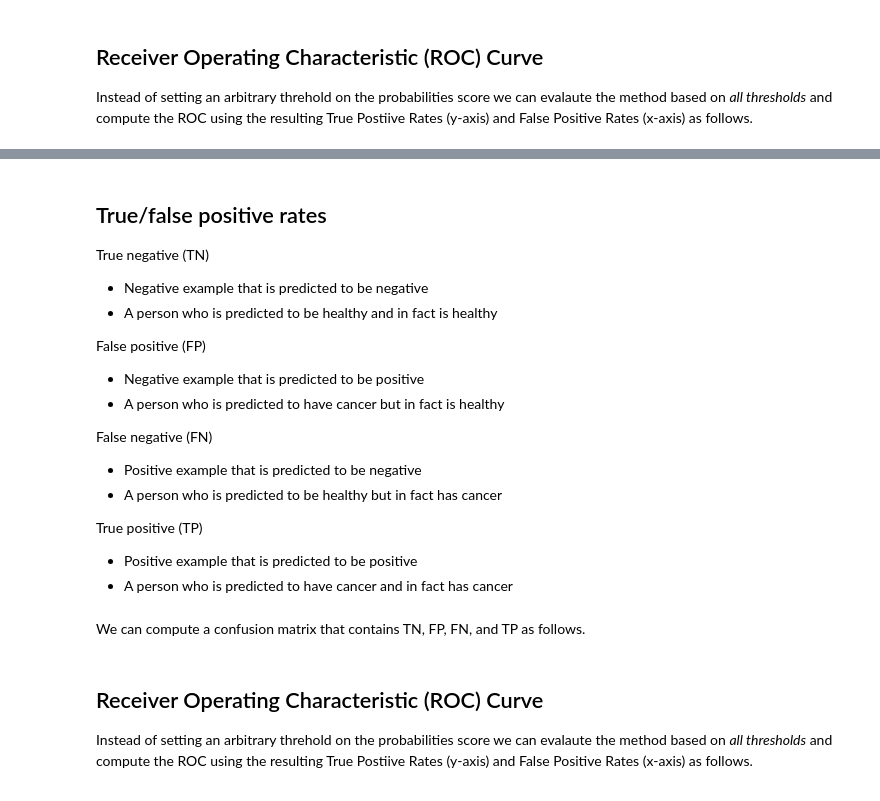
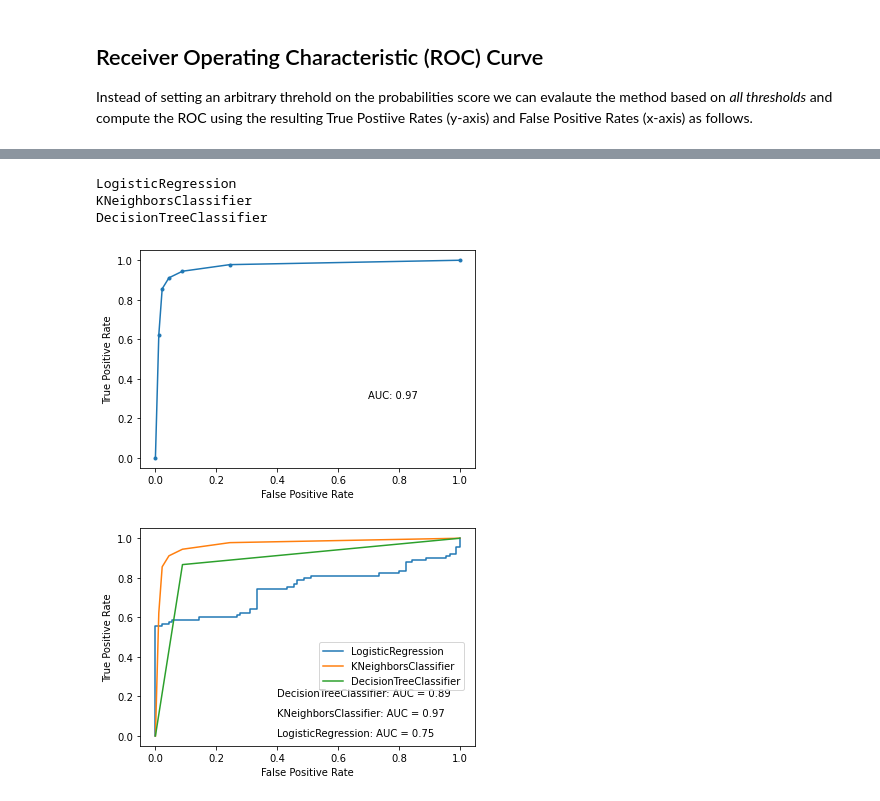
Before and after one commit to yueliyl/gec_intro2ml, a Jupyter notebook: ModelEvaluation.ipynb, the cells around one changed output, grey strips where cells are left out. Cells and saved outputs as stored; diff of their text form; code cells hidden in the pictures.

Commit message:
add kfold cv images

```diff
--- a/ModelEvaluation.ipynb
+++ b/ModelEvaluation.ipynb
@@ -474,7 +503,9 @@ def cross_validate(model, X_input, Y_output):
         pred_scores[test_index] = model.predict_proba(X_input[test_index])[:,1]
     return (true_labels, pred_scores)
 
-true_labels,pred_scores = cross_validate(lr_model, X, y)
+knn = KNeighborsClassifier()
+
+true_labels,pred_scores = cross_validate(knn, X, y)
 
 fpr, tpr, _ = roc_curve(true_labels, pred_scores)
 auc = roc_auc_score(true_labels, pred_scores)
@@ -497,52 +528,38 @@ models = [LogisticRegression(solver="liblinear"),
           KNeighborsClassifier(),
           DecisionTreeClassifier()]
 
 perf = {}
 
 for model in models:
     model_name = type(model).__name__
     print(model_name)
     label,pred = cross_validate(model, X, y)
-    fpr, tpr, thresholds = roc_curve(label, pred)
+    fpr, tpr, _ = roc_curve(label, pred)
     auc = roc_auc_score(label, pred)
     perf[model_name] = {'fpr':fpr,'tpr':tpr,'auc':auc}
 
 
 fig = plt.figure()
 
 import matplotlib.pyplot as plt
 
 i = 0
 for model_name, model_perf in perf.items():
     plt.plot(model_perf['fpr'], model_perf['tpr'],
              label=model_name)
     plt.text(0.4, i, model_name + ': AUC = '+
              str(round(model_perf['auc'],2)))
     i += 0.1
 
 plt.legend(loc='upper center',
            bbox_to_anchor=(0.75, 0.5))
 plt.xlabel("False Positive Rate")
 plt.ylabel("True Positive Rate")
 
-plt.savefig('../figures/roc_multimethods.png', bbox_inches='tight', dpi=300)
+plt.savefig('roc_multimethods.png', bbox_inches='tight', dpi=300)
+# %% [output]
+LogisticRegression
+KNeighborsClassifier
+DecisionTreeClassifier
+[figure, added]
+[figure, added]
-# %% [markdown]
-## True/false positive rates
-
-True negative (TN)
-* Negative example that is predicted to be negative
-* A person who is predicted to be healthy and in fact is healthy
-
-False positive (FP)
-* Negative example that is predicted to be positive
-* A person who is predicted to have cancer but in fact is healthy
-
-False negative (FN)
-* Positive example that is predicted to be negative
-* A person who is predicted to be healthy but in fact has cancer
-
-True positive (TP)
-* Positive example that is predicted to be positive
-* A person who is predicted to have cancer and in fact has cancer
-# %% [markdown]
-We can compute a confusion matrix that contains TN, FP, FN, and TP as follows.
@@ -559,4 +565,0 @@ print(cm_df)
-# %% [markdown]
-## Receiver Operating Characteristic (ROC) Curve
-
-Instead of setting an arbitrary threhold on the probabilities score we can evalaute the method based on *all thresholds* and compute the ROC using the resulting True Postiive Rates (y-axis) and False Positive Rates (x-axis) as follows.
```
Also changed, not shown: parts of 31 cells of this notebook, 4 other files.
